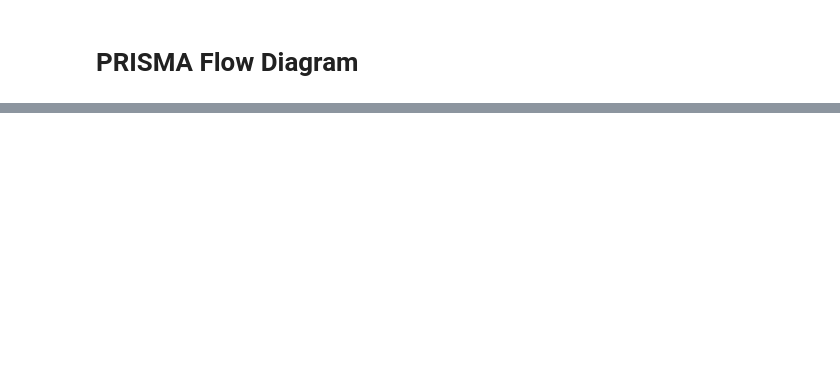
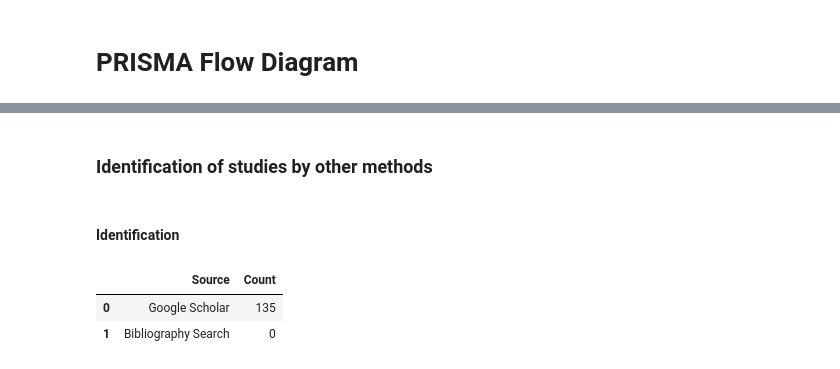
Before and after one commit to jackgedge/iifo_systematic_review, a Jupyter notebook: msc_code/notebooks/09-prisma_diagram.ipynb, the cells around one changed output, grey strips where cells are left out. Drawn from its saved outputs; the diff is of its cells as text; code cells hidden in the pictures; blank space fills up the shorter version.

```diff
--- a/msc_code/notebooks/09-prisma_diagram.ipynb
+++ b/msc_code/notebooks/09-prisma_diagram.ipynb
@@ -44,0 +69,30 @@ TypeError: 'Axes' object is not callable
+# %% [markdown]
+### Identification of studies by other methods
+# %% [markdown]
+#### Identification
+# %%
+# Import google_scholar query results.
+google_df = pd.read_csv("/".join([RAW_DATA_DIR, "google_scholar", "google_scholar_results_2.csv"]))
+
+# Create dataframe to store counts of studies identified by other methods
+other_methods_results_counts = pd.DataFrame([{
+    "Source": "Google Scholar",
+    "Count": len(google_df)
+}])
+
+## TODO
+citation_search_count = pd.DataFrame([{
+    "Source": "Bibliography Search",
+    "Count": 0 # Update later
+}])
+
+# Concatinate citation search count with other methods results counts
+other_methods_results_counts = pd.concat([other_methods_results_counts, citation_search_count], ignore_index=True)
+# Sort values by count ascending
+other_methods_results_counts = other_methods_results_counts.sort_values(by='Count', ascending=False)
+# Display
+other_methods_results_counts
+# %% [output]
+|  | Source | Count |
+| 0 | Google Scholar | 135 |
+| 1 | Bibliography Search | 0 |
```
Also changed, not shown: parts of 10 cells of this notebook, 26 other files.
